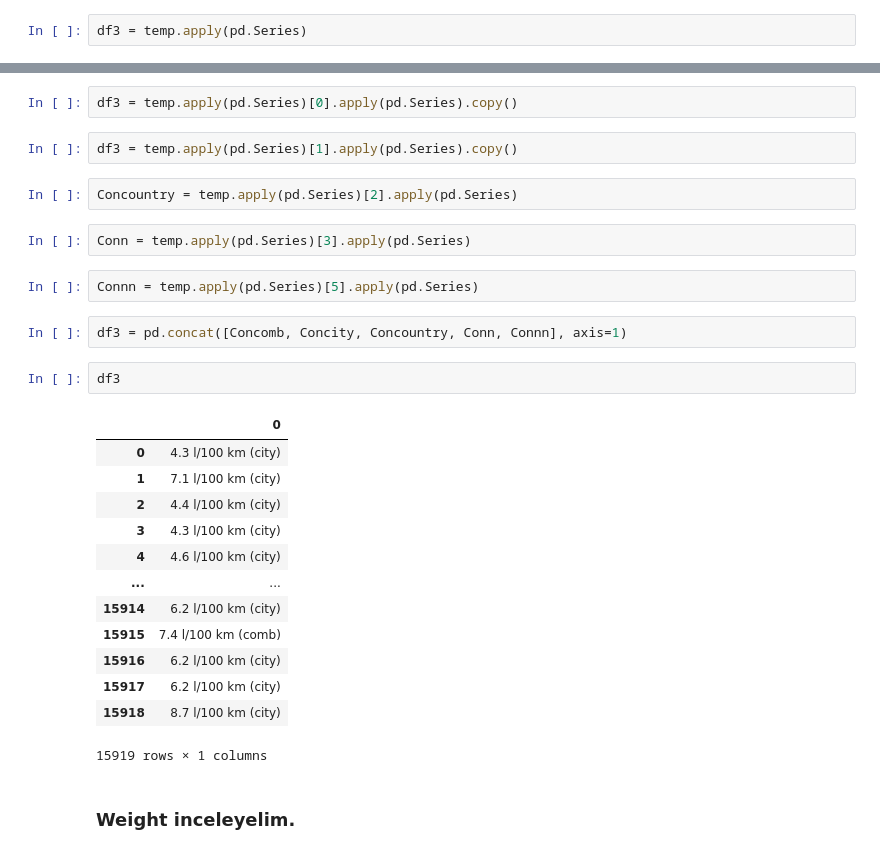
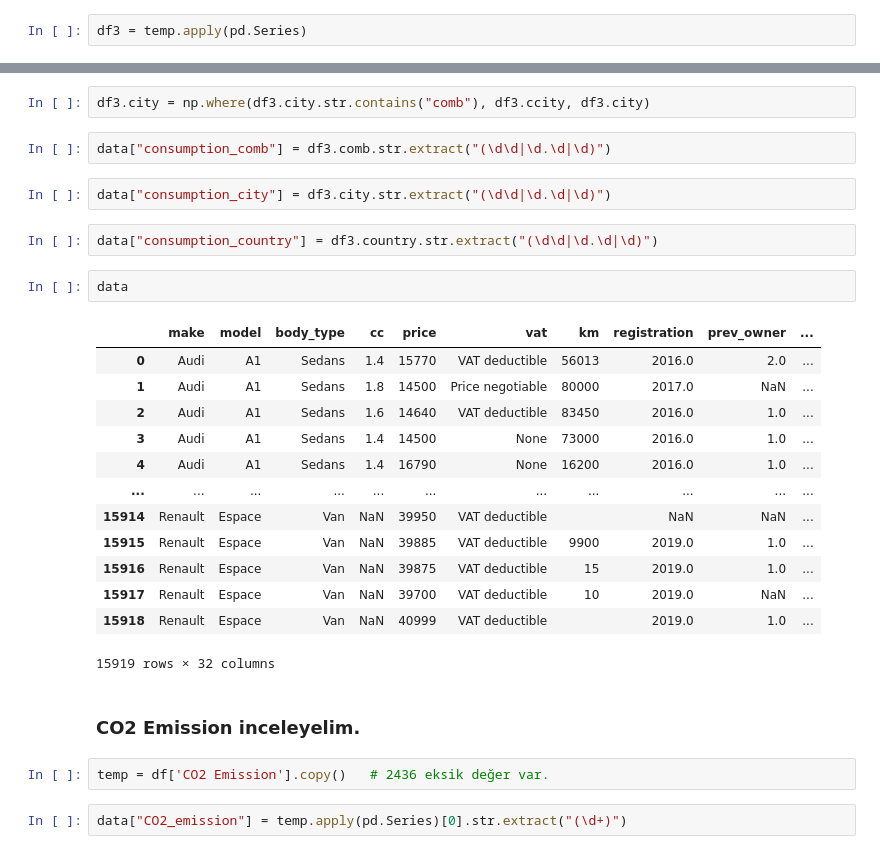
Before and after one commit to StephenKinggg/Data_Science_Course_Repo, a Jupyter notebook: 1. Projects_Assignment/18. DAwPY_Capstone_Project(Auto_Scout)/AutoScout_data_cleaning.ipynb, the cells around one changed output, grey strips where cells are left out. Drawn from its saved outputs; the diff is of its cells as text.

```diff
--- a/1. Projects_Assignment/18. DAwPY_Capstone_Project(Auto_Scout)/AutoScout_data_cleaning.ipynb
+++ b/1. Projects_Assignment/18. DAwPY_Capstone_Project(Auto_Scout)/AutoScout_data_cleaning.ipynb
@@ -1354,30 +1212,30 @@ Name: 1, Length: 850, dtype: object
+# %%
+df3.city = np.where(df3.city.str.contains("comb"), df3.ccity, df3.city)
+# %%
+data["consumption_comb"] = df3.comb.str.extract("(\d\d|\d.\d|\d)")
 # %%
-df3 = temp.apply(pd.Series)[0].apply(pd.Series).copy()
+data["consumption_city"] = df3.city.str.extract("(\d\d|\d.\d|\d)")
 # %%
-df3 = temp.apply(pd.Series)[1].apply(pd.Series).copy()
+data["consumption_country"] = df3.country.str.extract("(\d\d|\d.\d|\d)")
-# %%
-Concountry = temp.apply(pd.Series)[2].apply(pd.Series)
-# %%
-Conn = temp.apply(pd.Series)[3].apply(pd.Series)
-# %%
-Connn = temp.apply(pd.Series)[5].apply(pd.Series)
-# %%
-df3 = pd.concat([Concomb, Concity, Concountry, Conn, Connn], axis=1)
-# %%
-df3
-# %% [output]
-|  | 0 |
-| 0 | 4.3 l/100 km (city) |
-| 1 | 7.1 l/100 km (city) |
-| 2 | 4.4 l/100 km (city) |
-| 3 | 4.3 l/100 km (city) |
-| 4 | 4.6 l/100 km (city) |
-| ... | ... |
-| 15914 | 6.2 l/100 km (city) |
-| 15915 | 7.4 l/100 km (comb) |
-| 15916 | 6.2 l/100 km (city) |
-| 15917 | 6.2 l/100 km (city) |
-| 15918 | 8.7 l/100 km (city) |
-15919 rows × 1 columns
+# %%
+data
+# %% [output]
+|  | make | model | body_type | cc | price | vat | km | registration | prev_owner | ... |
+| 0 | Audi | A1 | Sedans | 1.4 | 15770 | VAT deductible | 56013 | 2016.0 | 2.0 | ... |
+| 1 | Audi | A1 | Sedans | 1.8 | 14500 | Price negotiable | 80000 | 2017.0 | NaN | ... |
+| 2 | Audi | A1 | Sedans | 1.6 | 14640 | VAT deductible | 83450 | 2016.0 | 1.0 | ... |
+| 3 | Audi | A1 | Sedans | 1.4 | 14500 | None | 73000 | 2016.0 | 1.0 | ... |
+| 4 | Audi | A1 | Sedans | 1.4 | 16790 | None | 16200 | 2016.0 | 1.0 | ... |
+| ... | ... | ... | ... | ... | ... | ... | ... | ... | ... | ... |
+| 15914 | Renault | Espace | Van | NaN | 39950 | VAT deductible |  | NaN | NaN | ... |
+| 15915 | Renault | Espace | Van | NaN | 39885 | VAT deductible | 9900 | 2019.0 | 1.0 | ... |
+| 15916 | Renault | Espace | Van | NaN | 39875 | VAT deductible | 15 | 2019.0 | 1.0 | ... |
+| 15917 | Renault | Espace | Van | NaN | 39700 | VAT deductible | 10 | 2019.0 | NaN | ... |
+| 15918 | Renault | Espace | Van | NaN | 40999 | VAT deductible |  | 2019.0 | 1.0 | ... |
+15919 rows × 32 columns
 # %% [markdown]
-### Weight inceleyelim.
+### CO2 Emission inceleyelim.
+# %%
+temp = df['CO2 Emission'].copy()   # 2436 eksik değer var.
+# %%
+data["CO2_emission"] = temp.apply(pd.Series)[0].str.extract("(\d+)")
```
Also changed, not shown: parts of 149 cells of this notebook, 2 other files.
